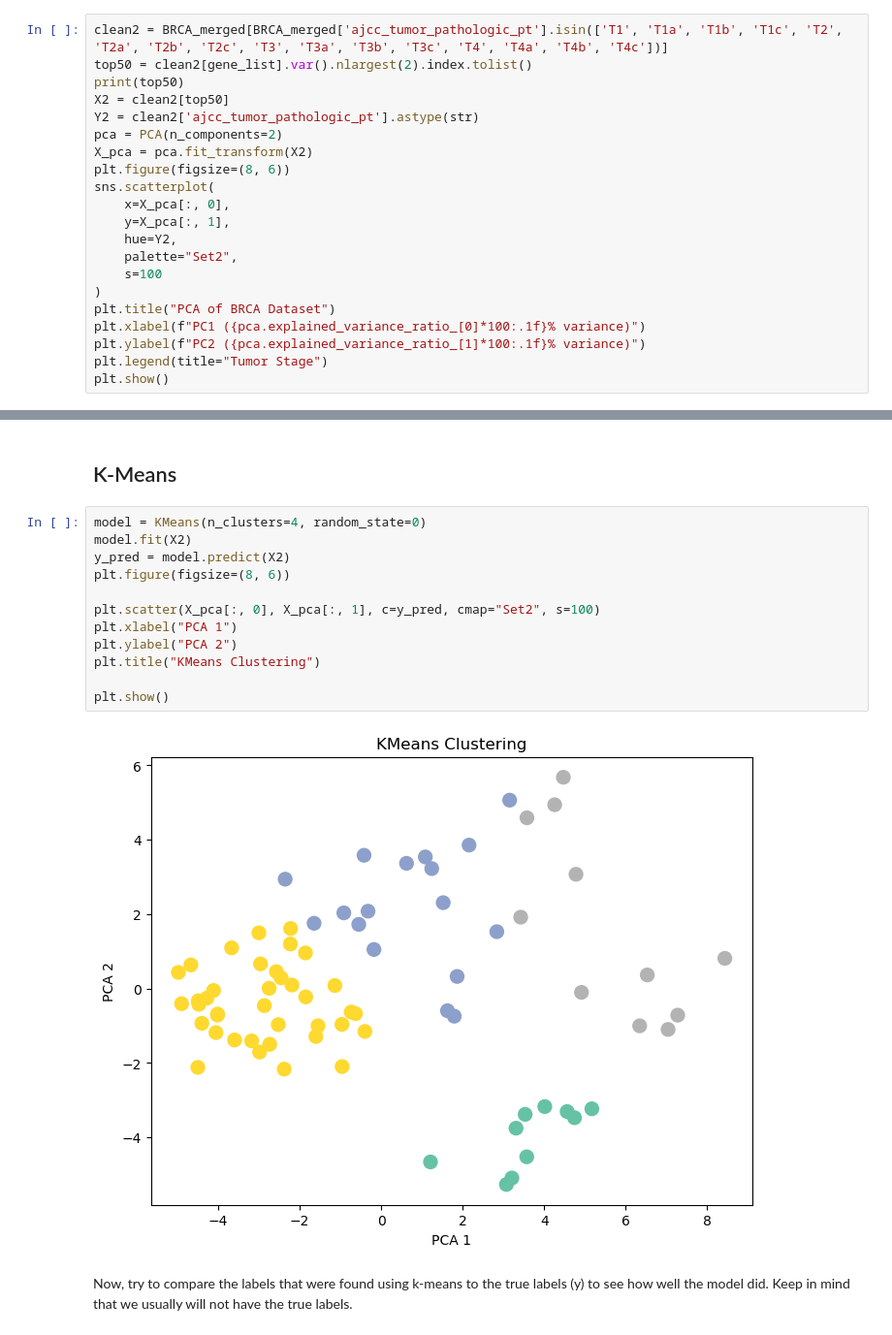
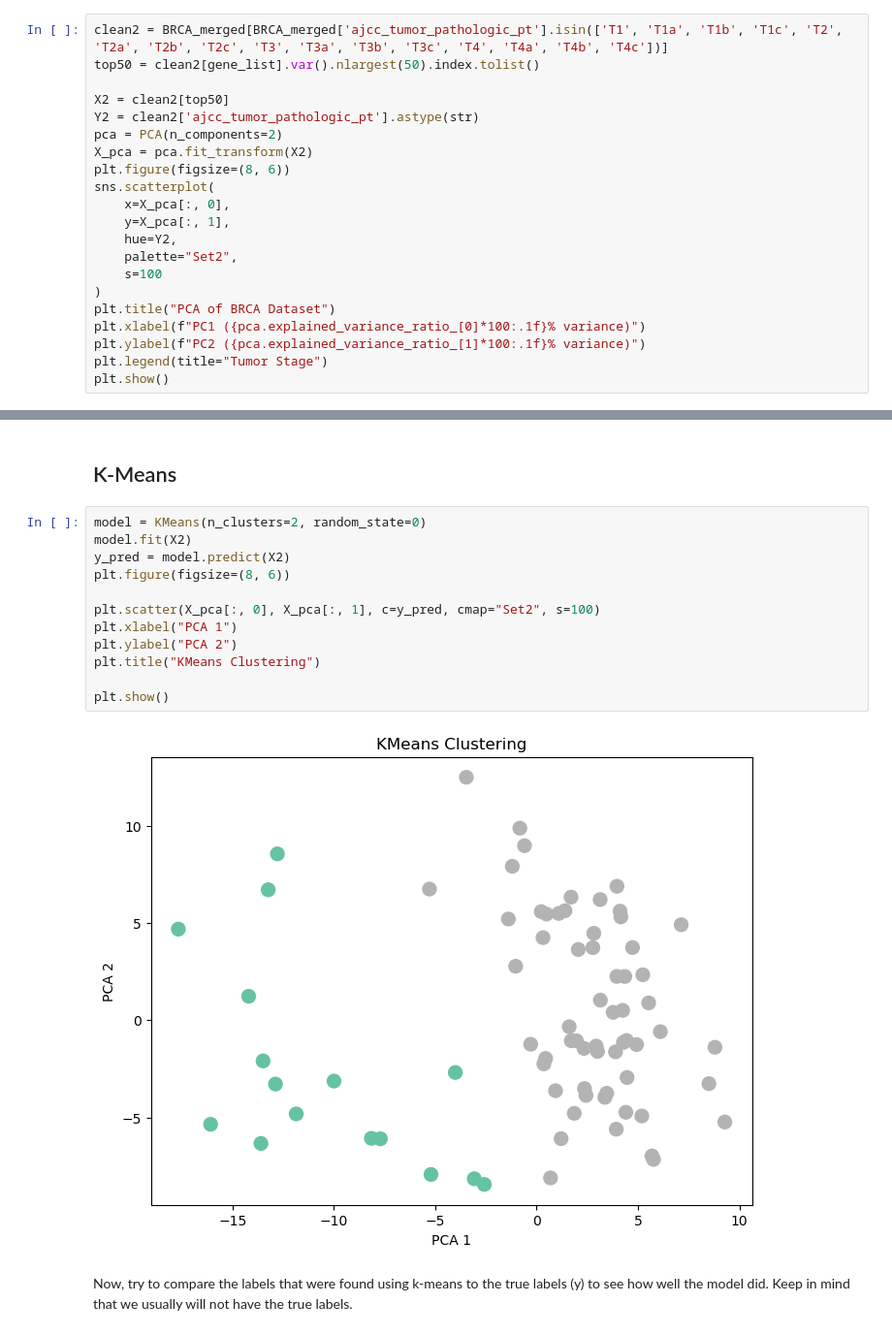
Before and after one commit to isabellaorlando1/Grosso-Orlando-Module-4-Cancer, a Jupyter notebook: code/in_class_DR_clustering.ipynb, the cells around one changed output, grey strips where cells are left out. Shown at 97% size. Saved outputs shown, nothing was run; the diff lists cells and outputs as text.

```diff
--- a/code/in_class_DR_clustering.ipynb
+++ b/code/in_class_DR_clustering.ipynb
@@ -247,8 +247,8 @@ plt.show()
 Tumor status indicates whether or not cancer cells are actively growing. Using genes from the sustained proliferative signals hallmark, 50 with the highest variability were selected for the PCA in order to decrease noise from genes that did not vary depending on the sample. Each point in the PCA was colored depending on tumor status of the sample. Active tumor samples are clustering in the lower right quadrant, with PC1 positive and PC2 negative. This suggests that there may be a combination of sustained growth gene expression that is positively correlated with active cancer growth. Although there appears to be a trend in the data, there are significantly less samples with an active tumor so there is not a definitive conclusion from this data.
 # %%
 clean2 = BRCA_merged[BRCA_merged['ajcc_tumor_pathologic_pt'].isin(['T1', 'T1a', 'T1b', 'T1c', 'T2', 'T2a', 'T2b', 'T2c', 'T3', 'T3a', 'T3b', 'T3c', 'T4', 'T4a', 'T4b', 'T4c'])]
-top50 = clean2[gene_list].var().nlargest(2).index.tolist()
-print(top50)
+top50 = clean2[gene_list].var().nlargest(50).index.tolist()
+
 X2 = clean2[top50]
 Y2 = clean2['ajcc_tumor_pathologic_pt'].astype(str)
 pca = PCA(n_components=2)
@@ -274,19 +273,19 @@ Tumor stage is used in cancer diagnosis to define the size and severity of the t
 # %% [markdown]
 ## K-Means
 # %%
-model = KMeans(n_clusters=4, random_state=0)
+model = KMeans(n_clusters=2, random_state=0)
 model.fit(X2)
 y_pred = model.predict(X2)
 plt.figure(figsize=(8, 6))
 
 plt.scatter(X_pca[:, 0], X_pca[:, 1], c=y_pred, cmap="Set2", s=100)
 plt.xlabel("PCA 1")
 plt.ylabel("PCA 2")
 plt.title("KMeans Clustering")
 
 plt.show()
 # %% [output]
-[figure, old version]
+[figure, new version]
 # %% [markdown]
 Now, try to compare the labels that were found using k-means to the true labels (y) to see how well the model did. Keep in mind that we usually will not have the true labels.
 # %%
```
Also changed, not shown: parts of 9 cells of this notebook, 2 other files.
